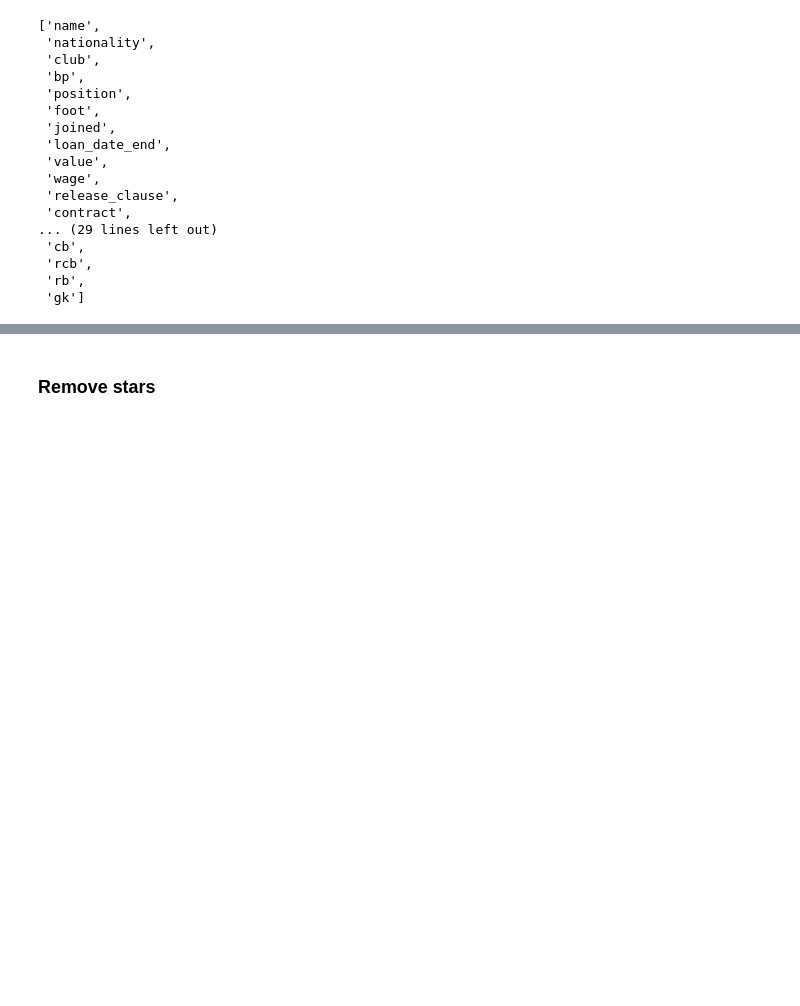
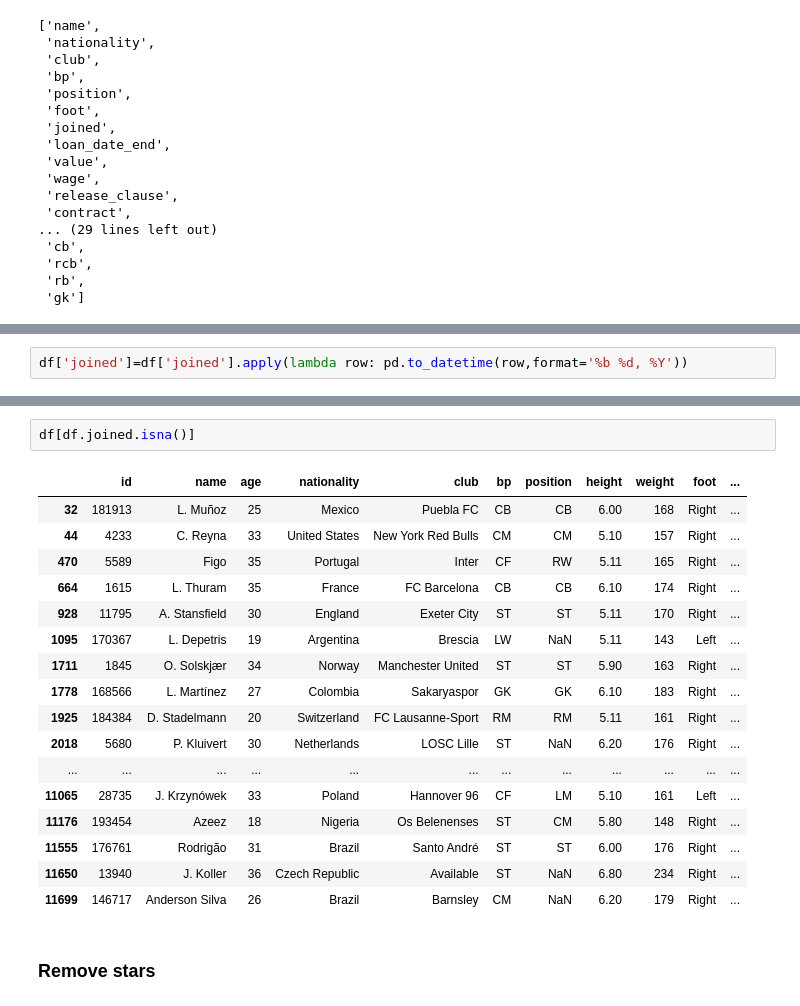
Before and after one commit to aldamepi/ironhack-FIFA_project, a Jupyter notebook: fifaProject-eulalia_alberto.ipynb, the cells around one changed output, grey strips where cells are left out. Cells and saved outputs as stored; diff of their text form; blank space fills up the shorter version.

```diff
--- a/fifaProject-eulalia_alberto.ipynb
+++ b/fifaProject-eulalia_alberto.ipynb
@@ -334,0 +355,2 @@ pd.to_datetime
+# %%
+df['joined']=df['joined'].apply(lambda row: pd.to_datetime(row,format='%b %d, %Y'))
@@ -335,3 +366,23 @@ pd.to_datetime
+# %%
+df[df.joined.isna()]
+# %% [output]
+|  | id | name | age | nationality | club | bp | position | height | weight | foot | ... |
+| 32 | 181913 | L. Muñoz | 25 | Mexico | Puebla FC | CB | CB | 6.00 | 168 | Right | ... |
+| 44 | 4233 | C. Reyna | 33 | United States | New York Red Bulls | CM | CM | 5.10 | 157 | Right | ... |
+| 470 | 5589 | Figo | 35 | Portugal | Inter | CF | RW | 5.11 | 165 | Right | ... |
+| 664 | 1615 | L. Thuram | 35 | France | FC Barcelona | CB | CB | 6.10 | 174 | Right | ... |
+| 928 | 11795 | A. Stansfield | 30 | England | Exeter City | ST | ST | 5.11 | 170 | Right | ... |
+| 1095 | 170367 | L. Depetris | 19 | Argentina | Brescia | LW | NaN | 5.11 | 143 | Left | ... |
+| 1711 | 1845 | O. Solskjær | 34 | Norway | Manchester United | ST | ST | 5.90 | 163 | Right | ... |
+| 1778 | 168566 | L. Martínez | 27 | Colombia | Sakaryaspor | GK | GK | 6.10 | 183 | Right | ... |
+| 1925 | 184384 | D. Stadelmann | 20 | Switzerland | FC Lausanne-Sport | RM | RM | 5.11 | 161 | Right | ... |
+| 2018 | 5680 | P. Kluivert | 30 | Netherlands | LOSC Lille | ST | NaN | 6.20 | 176 | Right | ... |
+| ... | ... | ... | ... | ... | ... | ... | ... | ... | ... | ... | ... |
+| 11065 | 28735 | J. Krzynówek | 33 | Poland | Hannover 96 | CF | LM | 5.10 | 161 | Left | ... |
+| 11176 | 193454 | Azeez | 18 | Nigeria | Os Belenenses | ST | CM | 5.80 | 148 | Right | ... |
+| 11555 | 176761 | Rodrigão | 31 | Brazil | Santo André | ST | ST | 6.00 | 176 | Right | ... |
+| 11650 | 13940 | J. Koller | 36 | Czech Republic | Available | ST | NaN | 6.80 | 234 | Right | ... |
+| 11699 | 146717 | Anderson Silva | 26 | Brazil | Barnsley | CM | NaN | 6.20 | 179 | Right | ... |
 # %% [markdown]
 ### Remove stars
 # %%
```
Also changed, not shown: parts of 36 cells of this notebook.
